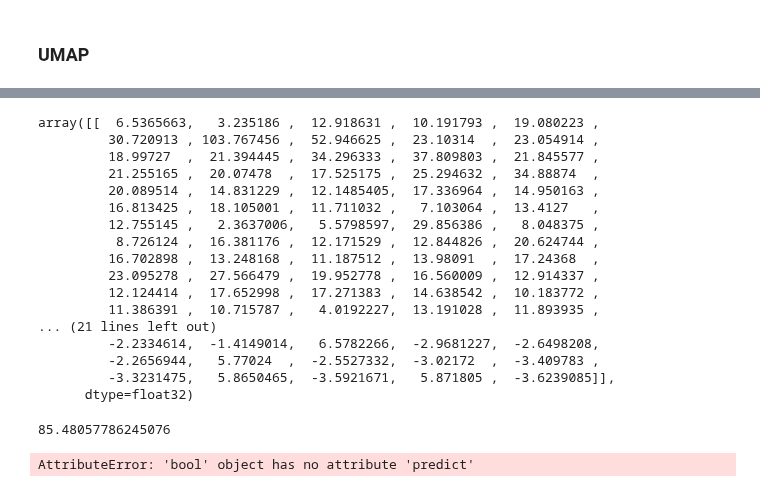
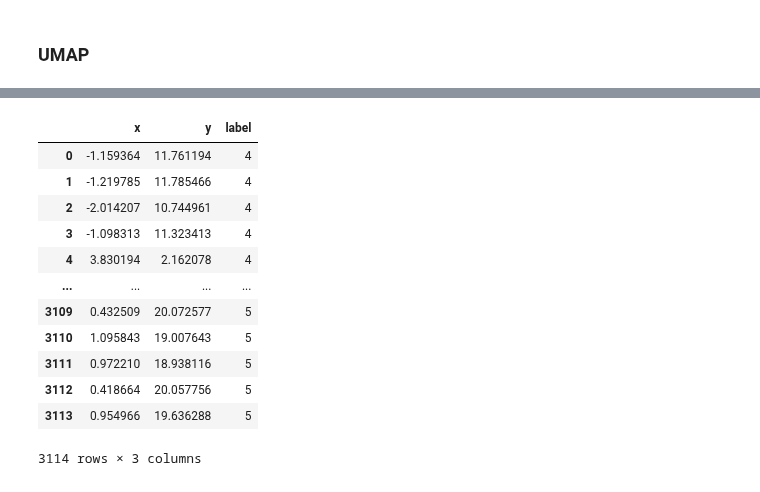
Before and after one commit to otavioon/librep-hiaac, a Jupyter notebook: examples/kuhar_umap_inverse.ipynb, the cells around one changed output, grey strips where cells are left out. Cells and saved outputs as stored; diff of their text form; code cells hidden in the pictures.

```diff
--- a/examples/kuhar_umap_inverse.ipynb
+++ b/examples/kuhar_umap_inverse.ipynb
@@ -230,26 +125,0 @@ array([[-2.1486626,  9.781781 ]], dtype=float32)
-# %%
-sample_inverse = model.inverse_transform(sample_transform)
-sample_inverse
-# %% [output]
-array([[  6.5365663,   3.235186 ,  12.918631 ,  10.191793 ,  19.080223 ,
-         30.720913 , 103.767456 ,  52.946625 ,  23.10314  ,  23.054914 ,
-         18.99727  ,  21.394445 ,  34.296333 ,  37.809803 ,  21.845577 ,
-         21.255165 ,  20.07478  ,  17.525175 ,  25.294632 ,  34.88874  ,
-         20.089514 ,  14.831229 ,  12.1485405,  17.336964 ,  14.950163 ,
-         16.813425 ,  18.105001 ,  11.711032 ,   7.103064 ,  13.4127   ,
-         12.755145 ,   2.3637006,   5.5798597,  29.856386 ,   8.048375 ,
-          8.726124 ,  16.381176 ,  12.171529 ,  12.844826 ,  20.624744 ,
-         16.702898 ,  13.248168 ,  11.187512 ,  13.98091  ,  17.24368  ,
-         23.095278 ,  27.566479 ,  19.952778 ,  16.560009 ,  12.914337 ,
-         12.124414 ,  17.652998 ,  17.271383 ,  14.638542 ,  10.183772 ,
-         11.386391 ,  10.715787 ,   4.0192227,  13.191028 ,  11.893935 ,
-... (21 lines left out)
-         -2.2334614,  -1.4149014,   6.5782266,  -2.9681227,  -2.6498208,
-         -2.2656944,   5.77024  ,  -2.5527332,  -3.02172  ,  -3.409783 ,
-         -3.3231475,   5.8650465,  -3.5921671,   5.871805 ,  -3.6239085]],
-      dtype=float32)
-# %%
-diff = sample - sample_inverse
-max(np.abs(diff)[0])
-# %% [output]
-85.48057786245076
@@ -258,4 +126,16 @@ rf = multi_run_experiment.workflow.
-# %%
-rf.predict(sample)
-# %% [output]
-AttributeError: 'bool' object has no attribute 'predict'
+# %%
+result
+# %% [output]
+|  | x | y | label |
+| 0 | -1.159364 | 11.761194 | 4 |
+| 1 | -1.219785 | 11.785466 | 4 |
+| 2 | -2.014207 | 10.744961 | 4 |
+| 3 | -1.098313 | 11.323413 | 4 |
+| 4 | 3.830194 | 2.162078 | 4 |
+| ... | ... | ... | ... |
+| 3109 | 0.432509 | 20.072577 | 5 |
+| 3110 | 1.095843 | 19.007643 | 5 |
+| 3111 | 0.972210 | 18.938116 | 5 |
+| 3112 | 0.418664 | 20.057756 | 5 |
+| 3113 | 0.954966 | 19.636288 | 5 |
+3114 rows × 3 columns
```
Also changed, not shown: parts of 27 cells of this notebook.
